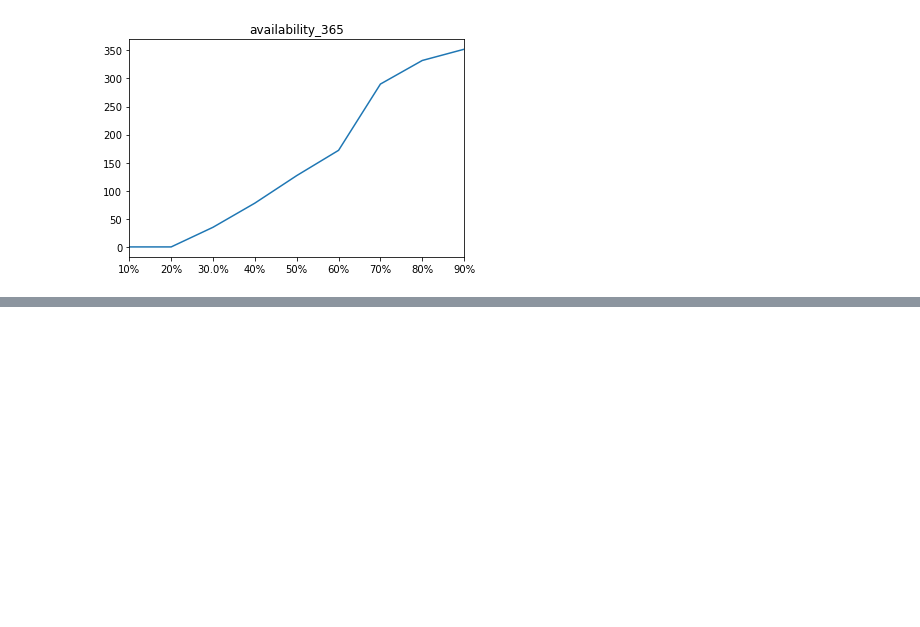
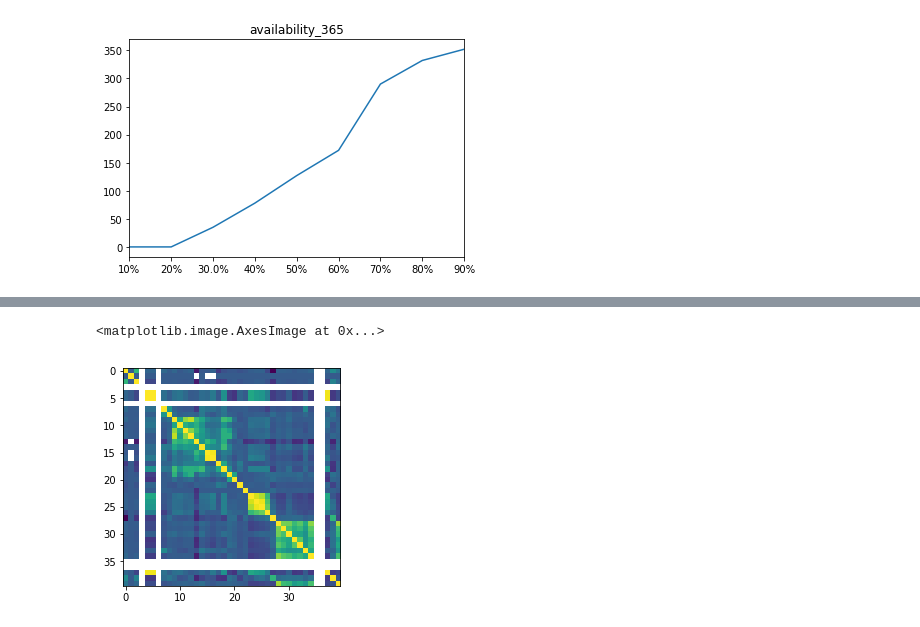
Before and after one commit to moranse/20171104-MichiganDatathon, a Jupyter notebook: notebook/bradley.ipynb, the cells around one changed output, grey strips where cells are left out. Saved outputs shown, nothing was run; the diff lists cells and outputs as text; code cells hidden in the pictures; blank space fills up the shorter version.

```diff
--- a/notebook/bradley.ipynb
+++ b/notebook/bradley.ipynb
@@ -146,0 +161,5 @@ for pair in combinations(corr_vars, 2):
+# %%
+plt.imshow(listings.corr())
+# %% [output]
+<matplotlib.image.AxesImage at 0x...>
+[figure, added]
```
Also changed, not shown: parts of 7 cells of this notebook.
